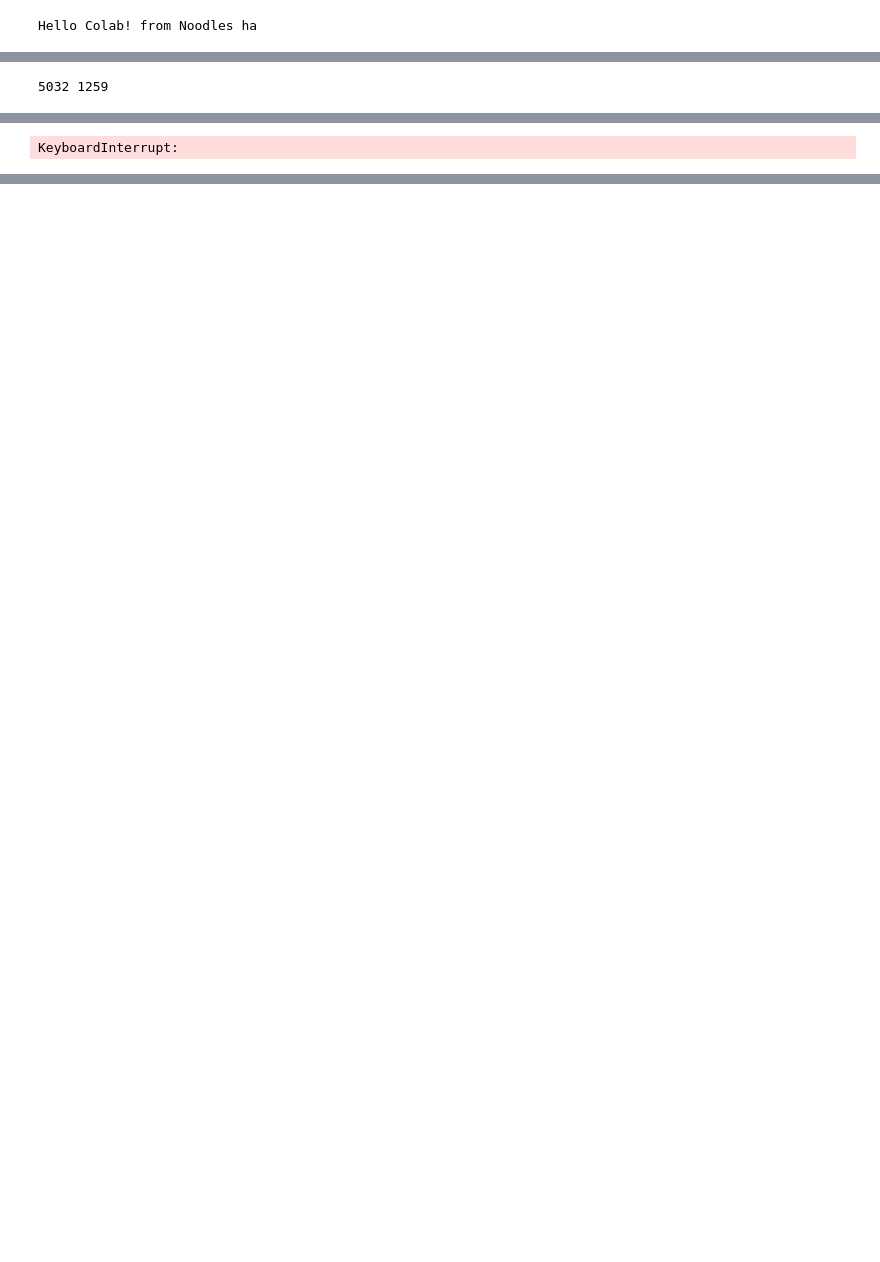
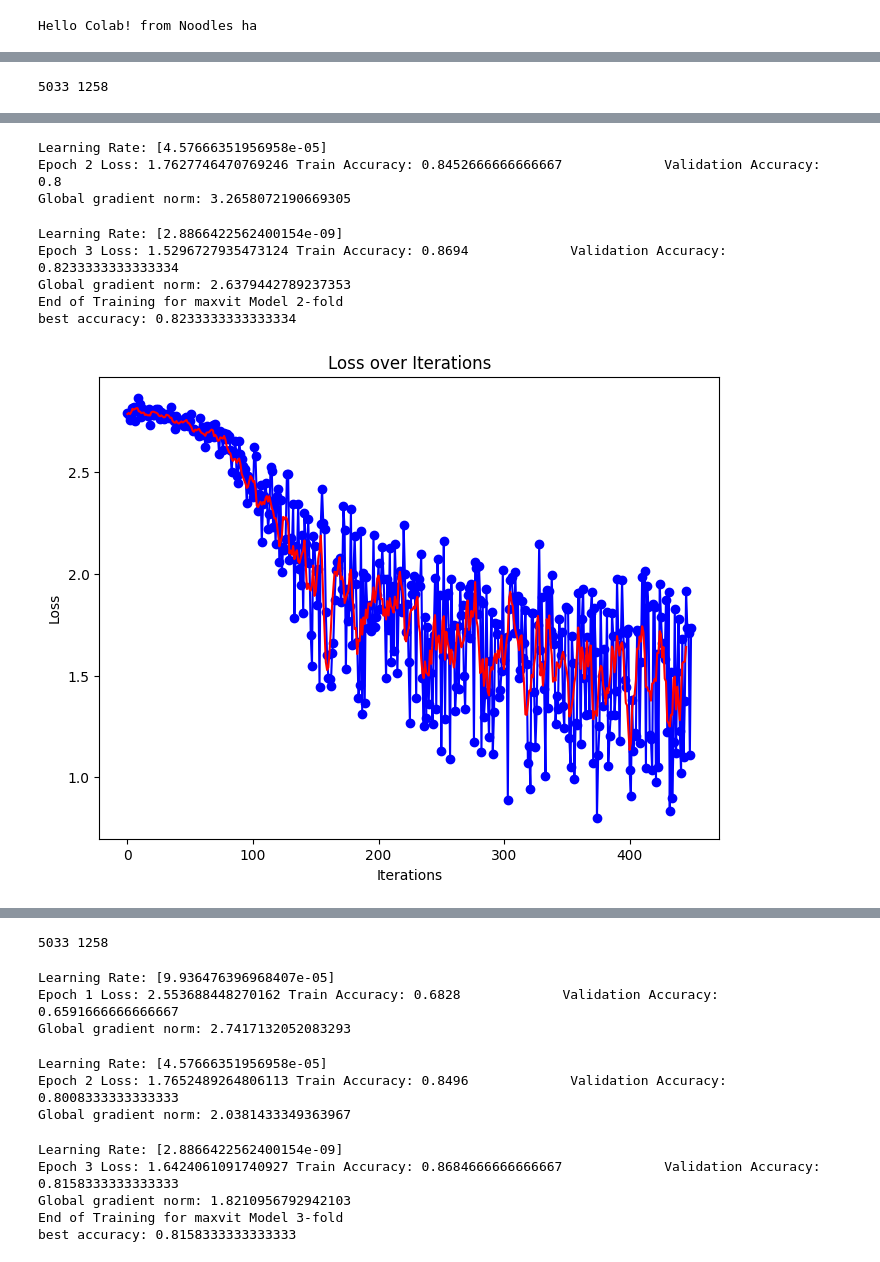
Before and after one commit to tomhyhan/noodles, a Jupyter notebook: pasta_classification.ipynb, the cells around one changed output, grey strips where cells are left out. Saved outputs shown, nothing was run; the diff lists cells and outputs as text; code cells hidden in the pictures; blank space fills up the shorter version.

```diff
--- a/pasta_classification.ipynb
+++ b/pasta_classification.ipynb
@@ -115,6 +101,8 @@ models = ['maxvit','swin' ]
 for model_name in models:
     current_model_accuracies = []
     for k_id, (train_i, val_i) in enumerate(k_fold.split(X,y)):
+        if k_id in [0,1] and model_name == 'maxvit':
+            continue
         print(len(train_i), len(val_i))
         train_set = X[train_i]
         train_label_set = y[train_i]
@@ -153,7 +141,7 @@ for model_name in models:
 
         #  need to make dataframe from images
         loss_history, train_accuracy_history, \
-        val_accuracy_history, best_accuracy, model, optimizer, scaler = trainer(
+        val_accuracy_history, best_accuracy, model, optimizer, scaler, end_epoch = trainer(
             model,
             train_loader,
             val_loader,
@@ -171,12 +159,11 @@ for model_name in models:
         print(f"End of Training for {model_name} Model {k_id}-fold")
         print(f"best accuracy: {best_accuracy}")
 
-        save_model(model, optimizer, scaler, out_file)
+        save_model(model, optimizer, scaler, end_epoch, out_file)
         # torch.save(best_params, os.path.join(result_dir, f"{model_name}_k_fold_{k_id}.pt"))
         draw_loss(loss_history)
         draw_train_val_accuracy(train_accuracy_history, val_accuracy_history)
 
-        break
 
     print("current_model_accuracies", current_model_accuracies)
 
@@ -190,4 +177,4 @@ for model_name in models:
         # 3. train on full dataset with best performing model
         # 4. make inference
 # %% [output]
-5032 1259
+5033 1258
@@ -195 +184,9 @@ Downloading: "https://download.pytorch.org/models/maxvit_t-bc5ab103.pth" to /roo
-KeyboardInterrupt:
+Learning Rate: [4.57666351956958e-05]
+Epoch 2 Loss: 1.7627746470769246 Train Accuracy: 0.8452666666666667             Validation Accuracy: 0.8
+Global gradient norm: 3.2658072190669305
+Learning Rate: [2.8866422562400154e-09]
+Epoch 3 Loss: 1.5296727935473124 Train Accuracy: 0.8694             Validation Accuracy: 0.8233333333333334
+Global gradient norm: 2.6379442789237353
+End of Training for maxvit Model 2-fold
+best accuracy: 0.8233333333333334
+[figure, added]
@@ -195,0 +194,12 @@ KeyboardInterrupt:
+5033 1258
+Learning Rate: [9.936476396968407e-05]
+Epoch 1 Loss: 2.553688448270162 Train Accuracy: 0.6828             Validation Accuracy: 0.6591666666666667
+Global gradient norm: 2.7417132052083293
+Learning Rate: [4.57666351956958e-05]
+Epoch 2 Loss: 1.7652489264806113 Train Accuracy: 0.8496             Validation Accuracy: 0.8008333333333333
+Global gradient norm: 2.0381433349363967
+Learning Rate: [2.8866422562400154e-09]
+Epoch 3 Loss: 1.6424061091740927 Train Accuracy: 0.8684666666666667             Validation Accuracy: 0.8158333333333333
+Global gradient norm: 1.8210956792942103
+End of Training for maxvit Model 3-fold
+best accuracy: 0.8158333333333333
```
Also changed, not shown: parts of 5 cells of this notebook.
